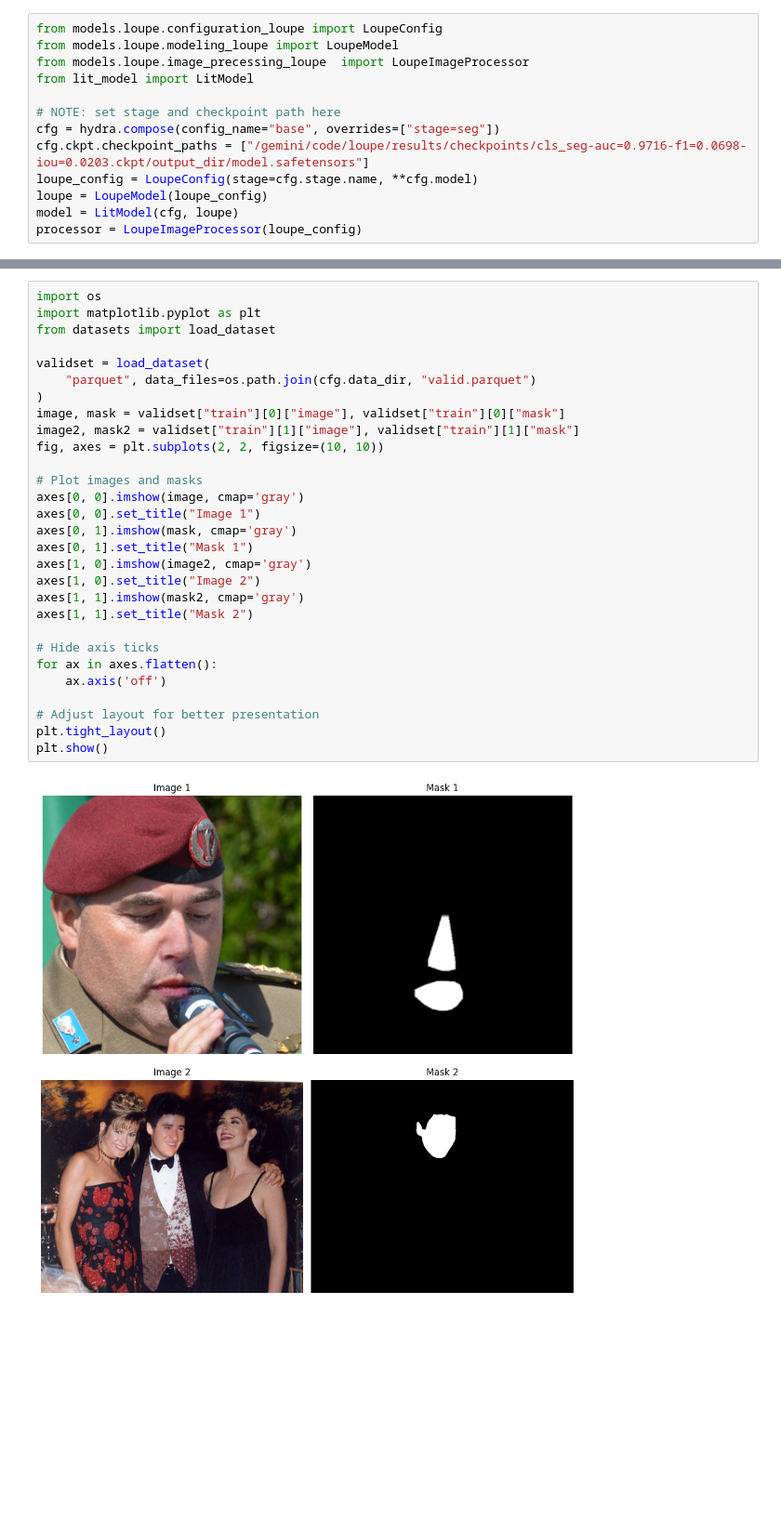
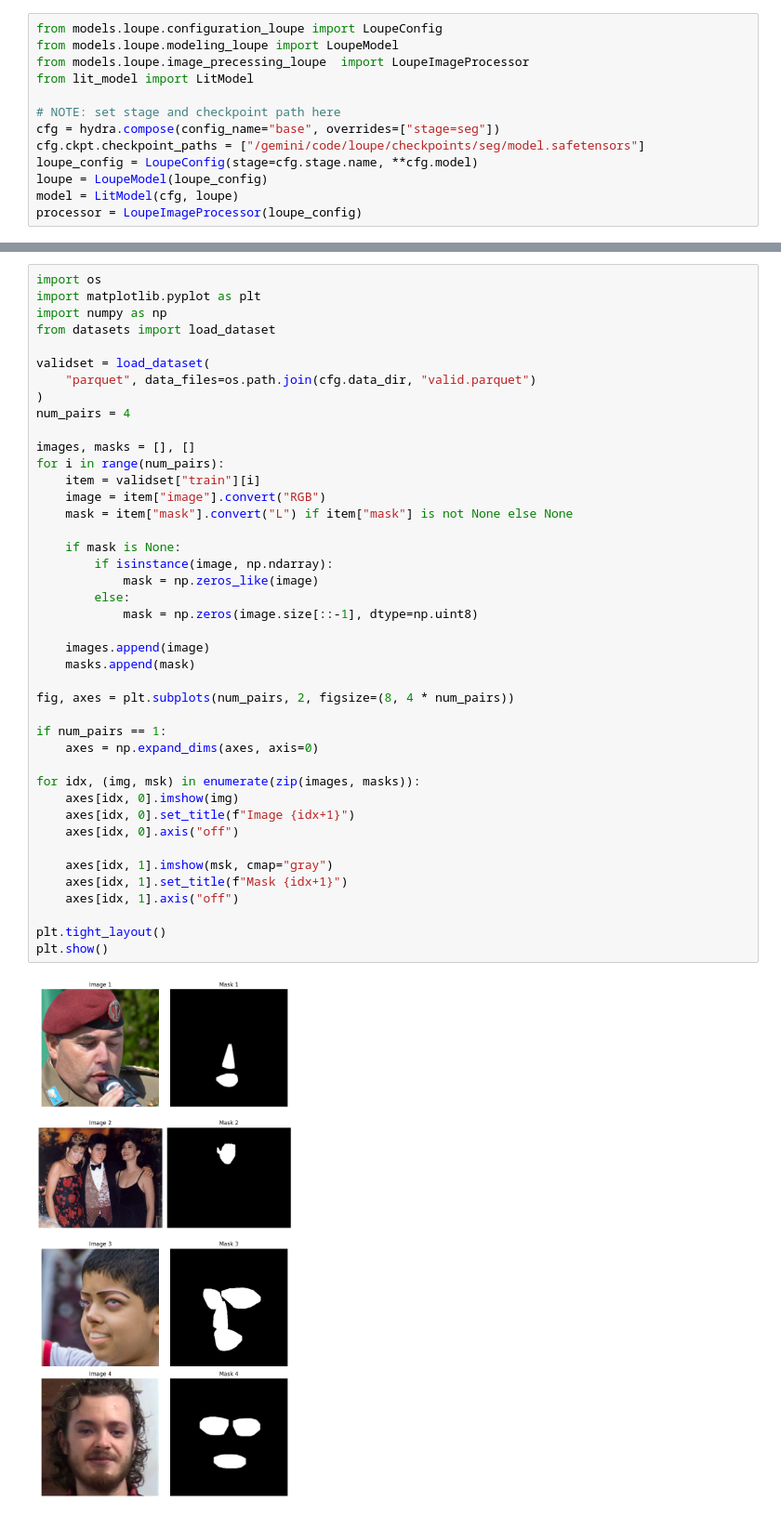
Before and after one commit to gaesu-96/custom_loupe, a Jupyter notebook: predict_case.ipynb, the cells around one changed output, grey strips where cells are left out. Shown at 93% size. Saved outputs shown, nothing was run; the diff lists cells and outputs as text; blank space fills up the shorter version.

```diff
--- a/predict_case.ipynb
+++ b/predict_case.ipynb
@@ -16,7 +16,7 @@ from lit_model import LitModel
 
 # NOTE: set stage and checkpoint path here
 cfg = hydra.compose(config_name="base", overrides=["stage=seg"])
-cfg.ckpt.checkpoint_paths = ["/gemini/code/loupe/results/checkpoints/cls_seg-auc=0.9716-f1=0.0698-iou=0.0203.ckpt/output_dir/model.safetensors"]
+cfg.ckpt.checkpoint_paths = ["/gemini/code/loupe/checkpoints/seg/model.safetensors"]
 loupe_config = LoupeConfig(stage=cfg.stage.name, **cfg.model)
 loupe = LoupeModel(loupe_config)
 model = LitModel(cfg, loupe)
@@ -29,31 +29,44 @@ Unexpected keys for loading vision encoder: ['proj']
 # %%
 import os
 import matplotlib.pyplot as plt
+import numpy as np
 from datasets import load_dataset
 
 validset = load_dataset(
     "parquet", data_files=os.path.join(cfg.data_dir, "valid.parquet")
 )
-image, mask = validset["train"][0]["image"], validset["train"][0]["mask"]
-image2, mask2 = validset["train"][1]["image"], validset["train"][1]["mask"]
-fig, axes = plt.subplots(2, 2, figsize=(10, 10))
+num_pairs = 4
 
-# Plot images and masks
-axes[0, 0].imshow(image, cmap='gray')
-axes[0, 0].set_title("Image 1")
-axes[0, 1].imshow(mask, cmap='gray')
-axes[0, 1].set_title("Mask 1")
-axes[1, 0].imshow(image2, cmap='gray')
-axes[1, 0].set_title("Image 2")
-axes[1, 1].imshow(mask2, cmap='gray')
-axes[1, 1].set_title("Mask 2")
+images, masks = [], []
+for i in range(num_pairs):
+    item = validset["train"][i]
+    image = item["image"].convert("RGB")
+    mask = item["mask"].convert("L") if item["mask"] is not None else None
 
-# Hide axis ticks
-for ax in axes.flatten():
-    ax.axis('off')
+    if mask is None:
+        if isinstance(image, np.ndarray):
+            mask = np.zeros_like(image)
+        else:
+            mask = np.zeros(image.size[::-1], dtype=np.uint8)
 
-# Adjust layout for better presentation
+    images.append(image)
+    masks.append(mask)
+
+fig, axes = plt.subplots(num_pairs, 2, figsize=(8, 4 * num_pairs))
+
+if num_pairs == 1:
+    axes = np.expand_dims(axes, axis=0)
+
+for idx, (img, msk) in enumerate(zip(images, masks)):
+    axes[idx, 0].imshow(img)
+    axes[idx, 0].set_title(f"Image {idx+1}")
+    axes[idx, 0].axis("off")
+
+    axes[idx, 1].imshow(msk, cmap="gray")
+    axes[idx, 1].set_title(f"Mask {idx+1}")
+    axes[idx, 1].axis("off")
+
 plt.tight_layout()
 plt.show()
 # %% [output]
-[figure, old version]
+[figure, new version]
```
Also changed, not shown: parts of 4 cells of this notebook, 2 other files.
